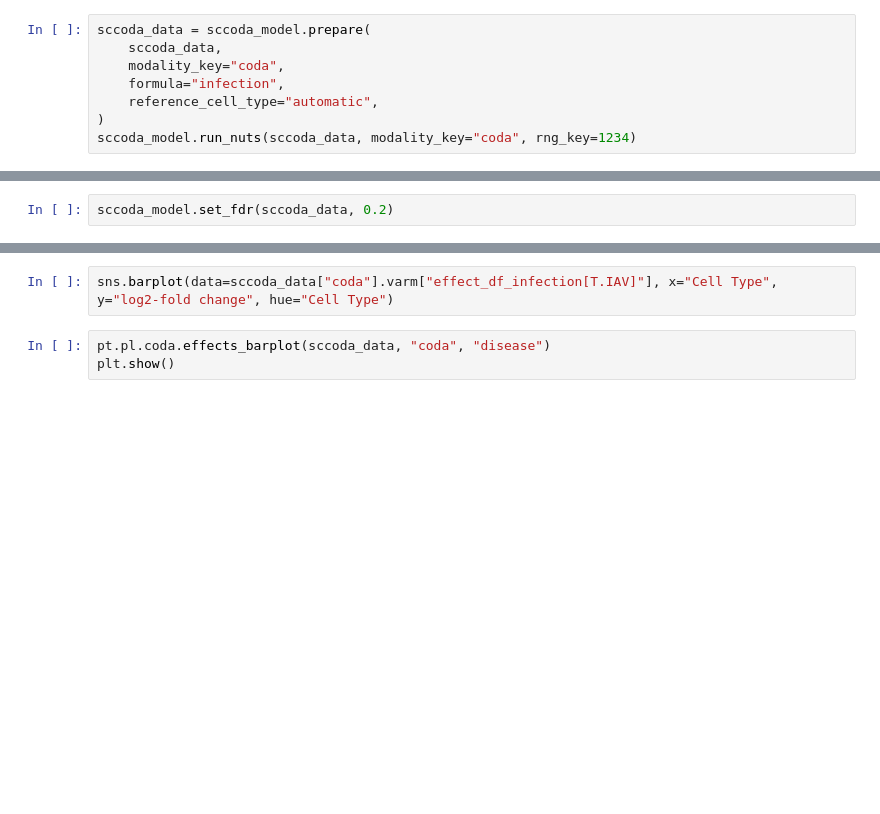
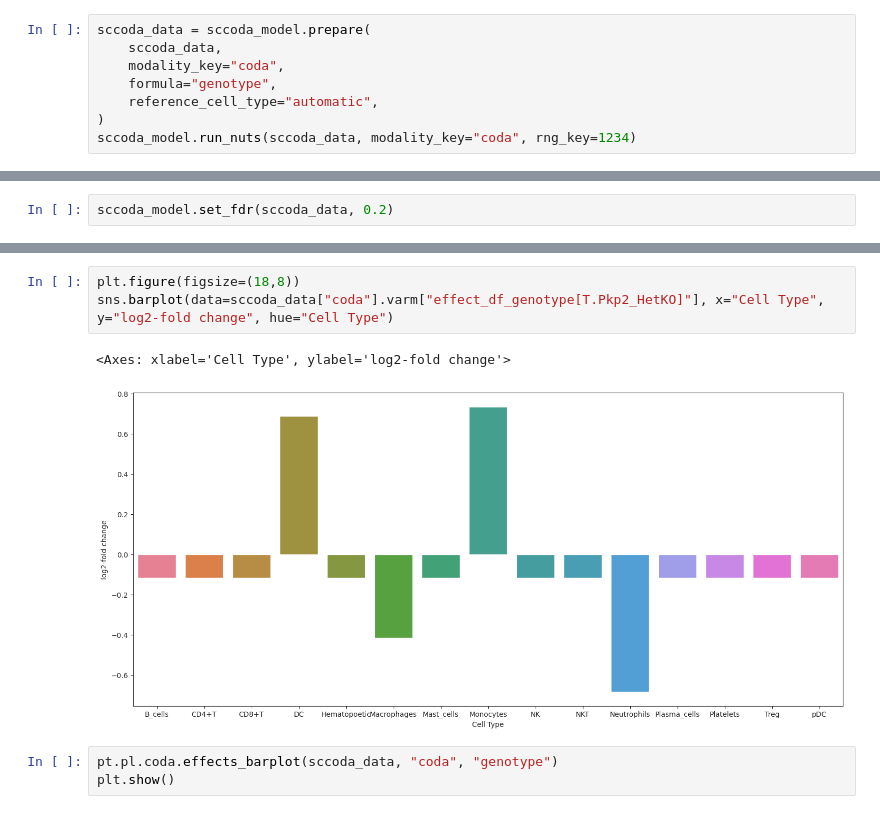
Before and after one commit to Ale-x-andra24/ACM_Mouse_Immune, a Jupyter notebook: 6_compositional_analysis/240227_calculate_statistics_Pkp2+Ttn_all_celltypes.ipynb, the cells around one changed output, grey strips where cells are left out. Cells and saved outputs as stored; diff of their text form; blank space fills up the shorter version.

```diff
--- a/6_compositional_analysis/240227_calculate_statistics_Pkp2+Ttn_all_celltypes.ipynb
+++ b/6_compositional_analysis/240227_calculate_statistics_Pkp2+Ttn_all_celltypes.ipynb
@@ -102,7 +167,7 @@ Downgrading Jax didn't solve the issue for me.
 sccoda_data = sccoda_model.prepare(
     sccoda_data,
     modality_key="coda",
-    formula="infection",
+    formula="genotype",
     reference_cell_type="automatic",
 )
 sccoda_model.run_nuts(sccoda_data, modality_key="coda", rng_key=1234)
@@ -117,5 +234,9 @@ sccoda_data["coda"].varm["effect_df_infection[T.IAV]"]
 # %%
-sns.barplot(data=sccoda_data["coda"].varm["effect_df_infection[T.IAV]"], x="Cell Type", y="log2-fold change", hue="Cell Type")
+plt.figure(figsize=(18,8))
+sns.barplot(data=sccoda_data["coda"].varm["effect_df_genotype[T.Pkp2_HetKO]"], x="Cell Type", y="log2-fold change", hue="Cell Type")
+# %% [output]
+<Axes: xlabel='Cell Type', ylabel='log2-fold change'>
+[figure, added]
 # %%
-pt.pl.coda.effects_barplot(sccoda_data, "coda", "disease")
+pt.pl.coda.effects_barplot(sccoda_data, "coda", "genotype")
 plt.show()
```
Also changed, not shown: parts of 17 cells of this notebook.
